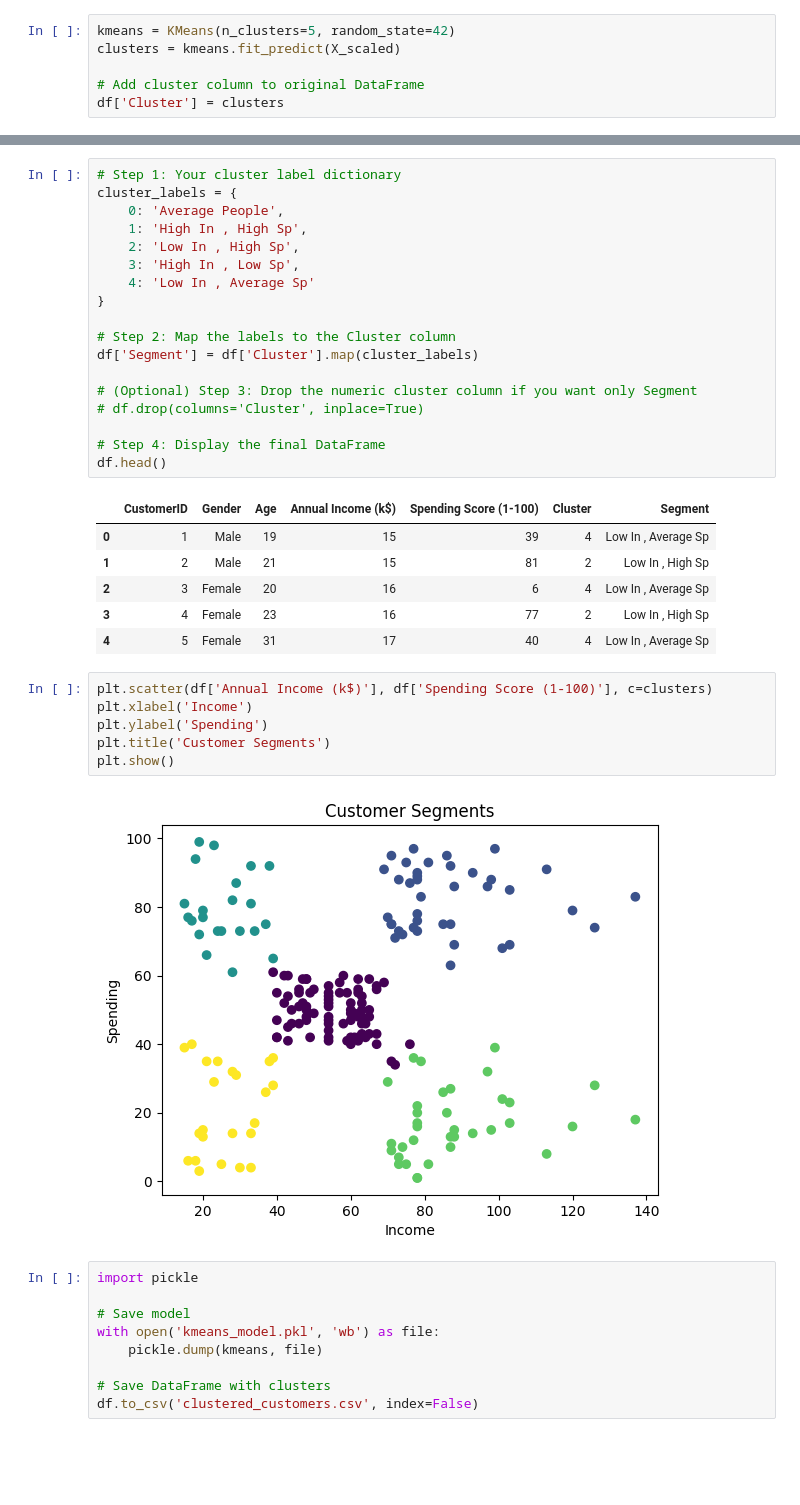
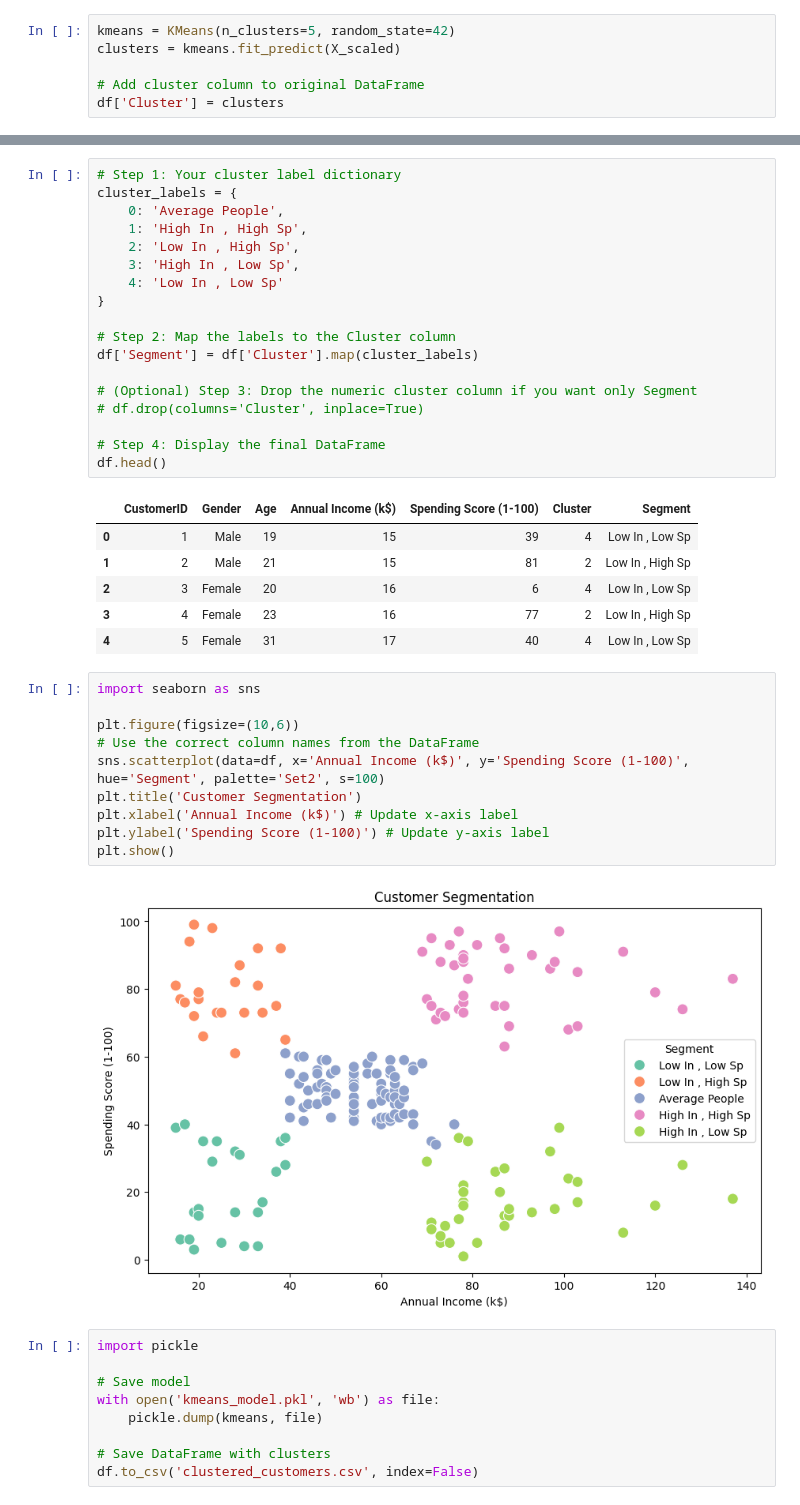
Before and after one commit to NanaSam0743/NanaSam0743-Customer-Segmentation-using-K-Means, a Jupyter notebook: Untitled23.ipynb, the cells around one changed output, grey strips where cells are left out. Cells and saved outputs as stored; diff of their text form; blank space fills up the shorter version.

```diff
--- a/Untitled23.ipynb
+++ b/Untitled23.ipynb
@@ -48,7 +67,7 @@ cluster_labels = {
     1: 'High In , High Sp',
     2: 'Low In , High Sp',
     3: 'High In , Low Sp',
-    4: 'Low In , Average Sp'
+    4: 'Low In , Low Sp'
 }
 
 # Step 2: Map the labels to the Cluster column
@@ -61,19 +80,23 @@ df['Segment'] = df['Cluster'].map(cluster_labels)
 df.head()
 # %% [output]
 |  | CustomerID | Gender | Age | Annual Income (k$) | Spending Score (1-100) | Cluster | Segment |
-| 0 | 1 | Male | 19 | 15 | 39 | 4 | Low In , Average Sp |
+| 0 | 1 | Male | 19 | 15 | 39 | 4 | Low In , Low Sp |
 | 1 | 2 | Male | 21 | 15 | 81 | 2 | Low In , High Sp |
-| 2 | 3 | Female | 20 | 16 | 6 | 4 | Low In , Average Sp |
+| 2 | 3 | Female | 20 | 16 | 6 | 4 | Low In , Low Sp |
 | 3 | 4 | Female | 23 | 16 | 77 | 2 | Low In , High Sp |
-| 4 | 5 | Female | 31 | 17 | 40 | 4 | Low In , Average Sp |
+| 4 | 5 | Female | 31 | 17 | 40 | 4 | Low In , Low Sp |
 # %%
-plt.scatter(df['Annual Income (k$)'], df['Spending Score (1-100)'], c=clusters)
-plt.xlabel('Income')
-plt.ylabel('Spending')
-plt.title('Customer Segments')
+import seaborn as sns
+
+plt.figure(figsize=(10,6))
+# Use the correct column names from the DataFrame
+sns.scatterplot(data=df, x='Annual Income (k$)', y='Spending Score (1-100)', hue='Segment', palette='Set2', s=100)
+plt.title('Customer Segmentation')
+plt.xlabel('Annual Income (k$)') # Update x-axis label
+plt.ylabel('Spending Score (1-100)') # Update y-axis label
 plt.show()
 # %% [output]
-[figure, old version]
+[figure, new version]
 # %%
 import pickle
 
```
Also changed, not shown: parts of 7 cells of this notebook.
